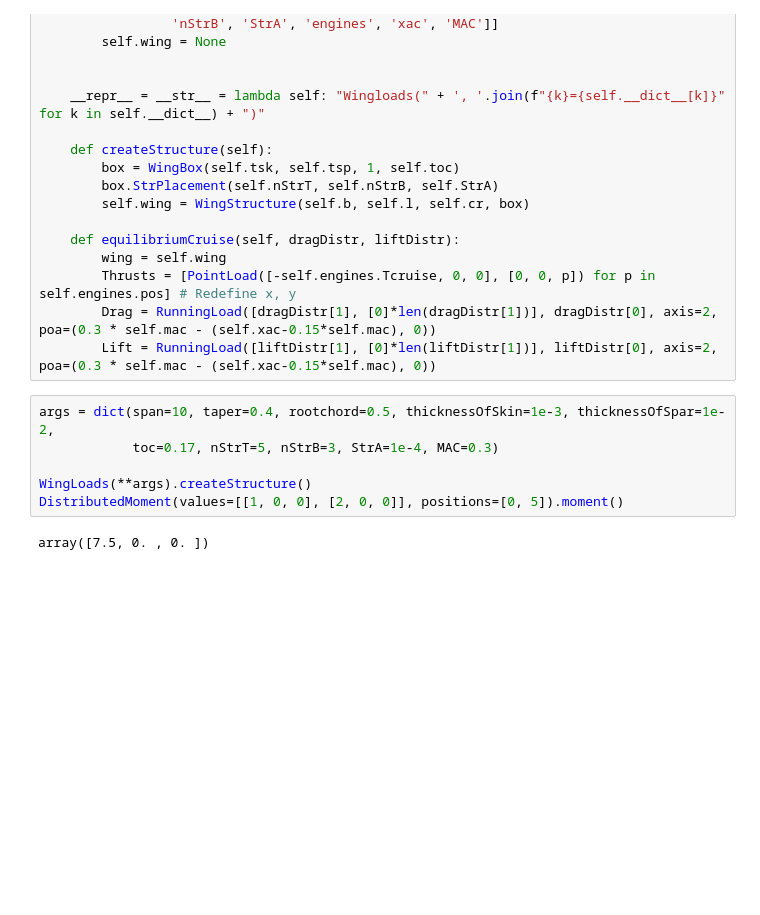
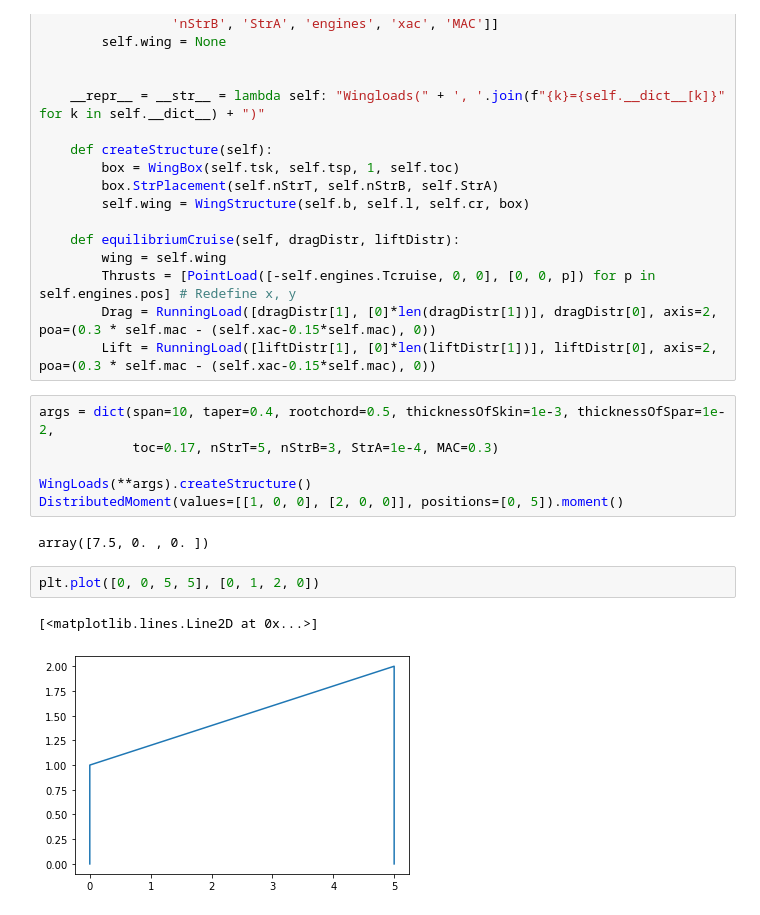
Before and after one commit to dmkeijzer/RBDOWigeon-paper, a Jupyter notebook: structures/NewBox.ipynb, the cells around one changed output. Saved outputs shown, nothing was run; the diff lists cells and outputs as text; blank space fills up the shorter version.

```diff
--- a/structures/NewBox.ipynb
+++ b/structures/NewBox.ipynb
@@ -176,3 +176,8 @@ WingLoads(**args).createStructure()
 DistributedMoment(values=[[1, 0, 0], [2, 0, 0]], positions=[0, 5]).moment()
 # %% [output]
 array([7.5, 0. , 0. ])
+# %%
+plt.plot([0, 0, 5, 5], [0, 1, 2, 0])
+# %% [output]
+[<matplotlib.lines.Line2D at 0x...>]
+[figure, added]
```
